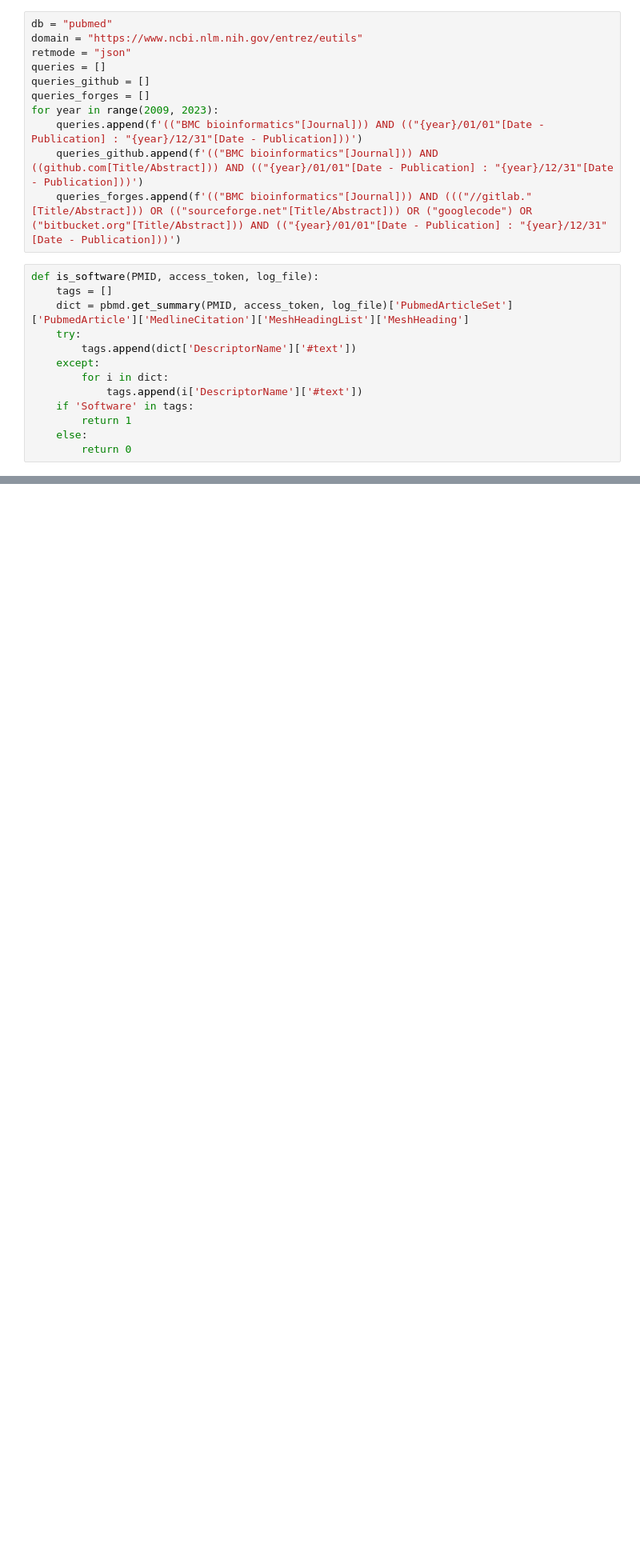
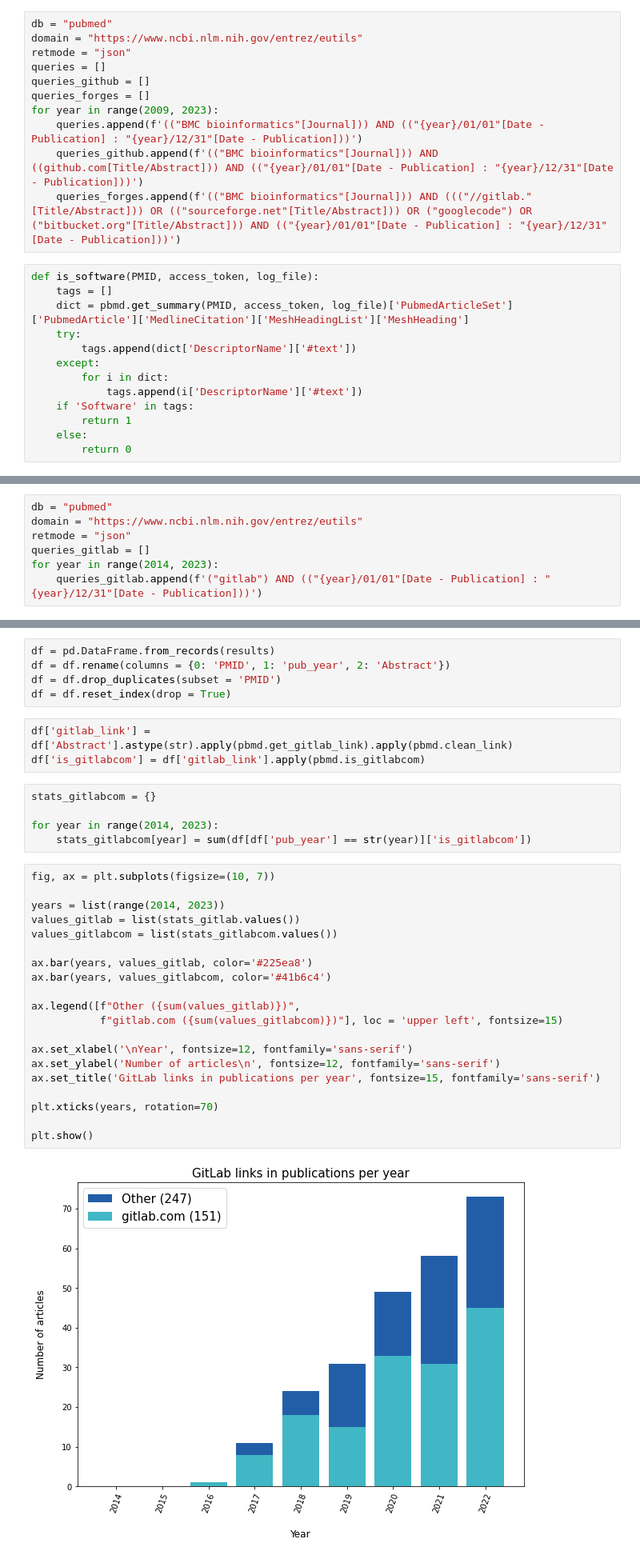
Before and after one commit to zhukovanadezhda/bioinformatics-software, a Jupyter notebook: pubmed_api.ipynb, the cells around one changed output, grey strips where cells are left out. Shown at 80% size. Saved outputs shown, nothing was run; the diff lists cells and outputs as text; blank space fills up the shorter version.

```diff
--- a/pubmed_api.ipynb
+++ b/pubmed_api.ipynb
@@ -687,0 +776,7 @@ plt.show()
+# %%
+db = "pubmed"
+domain = "https://www.ncbi.nlm.nih.gov/entrez/eutils"
+retmode = "json"
+queries_gitlab = []
+for year in range(2014, 2023):
+    queries_gitlab.append(f'("gitlab") AND (("{year}/01/01"[Date - Publication] : "{year}/12/31"[Date - Publication]))')
@@ -687,0 +817,35 @@ plt.show()
+# %%
+df = pd.DataFrame.from_records(results)
+df = df.rename(columns = {0: 'PMID', 1: 'pub_year', 2: 'Abstract'})
+df = df.drop_duplicates(subset = 'PMID')
+df = df.reset_index(drop = True)
+# %%
+df['gitlab_link'] = df['Abstract'].astype(str).apply(pbmd.get_gitlab_link).apply(pbmd.clean_link)
+df['is_gitlabcom'] = df['gitlab_link'].apply(pbmd.is_gitlabcom)
+# %%
+stats_gitlabcom = {}
+
+for year in range(2014, 2023):
+    stats_gitlabcom[year] = sum(df[df['pub_year'] == str(year)]['is_gitlabcom'])
+# %%
+fig, ax = plt.subplots(figsize=(10, 7))
+
+years = list(range(2014, 2023))
+values_gitlab = list(stats_gitlab.values())
+values_gitlabcom = list(stats_gitlabcom.values())
+
+ax.bar(years, values_gitlab, color='#225ea8')
+ax.bar(years, values_gitlabcom, color='#41b6c4')
+
+ax.legend([f"Other ({sum(values_gitlab)})",
+           f"gitlab.com ({sum(values_gitlabcom)})"], loc = 'upper left', fontsize=15)
+
+ax.set_xlabel('\nYear', fontsize=12, fontfamily='sans-serif')
+ax.set_ylabel('Number of articles\n', fontsize=12, fontfamily='sans-serif')
+ax.set_title('GitLab links in publications per year', fontsize=15, fontfamily='sans-serif')
+
+plt.xticks(years, rotation=70)
+
+plt.show()
+# %% [output]
+[figure, added]
```
Also changed, not shown: parts of 14 cells of this notebook, 4 other files.
